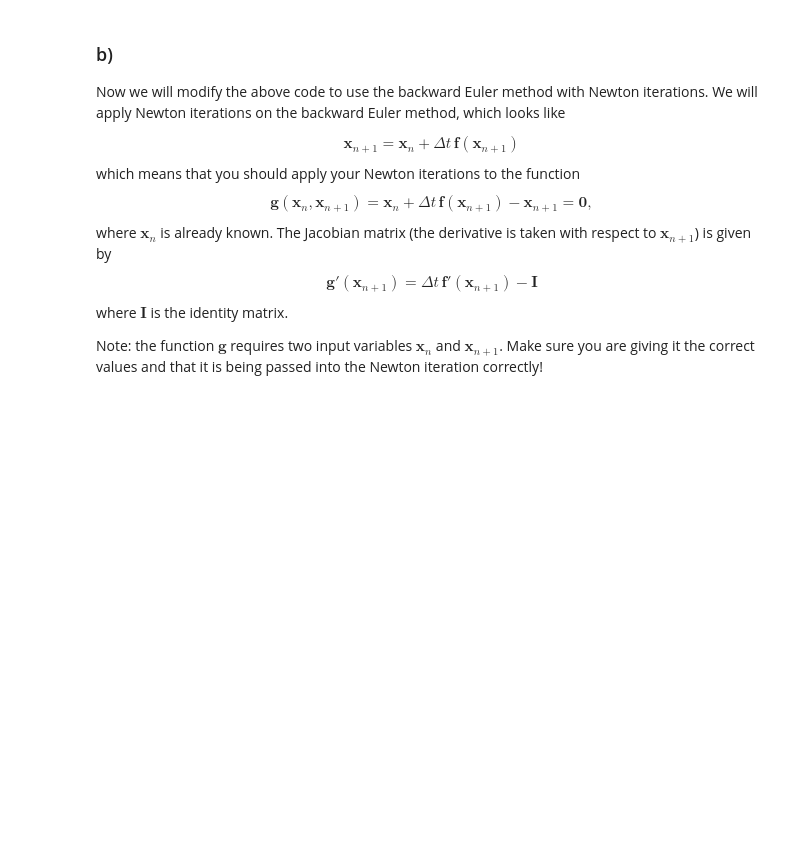
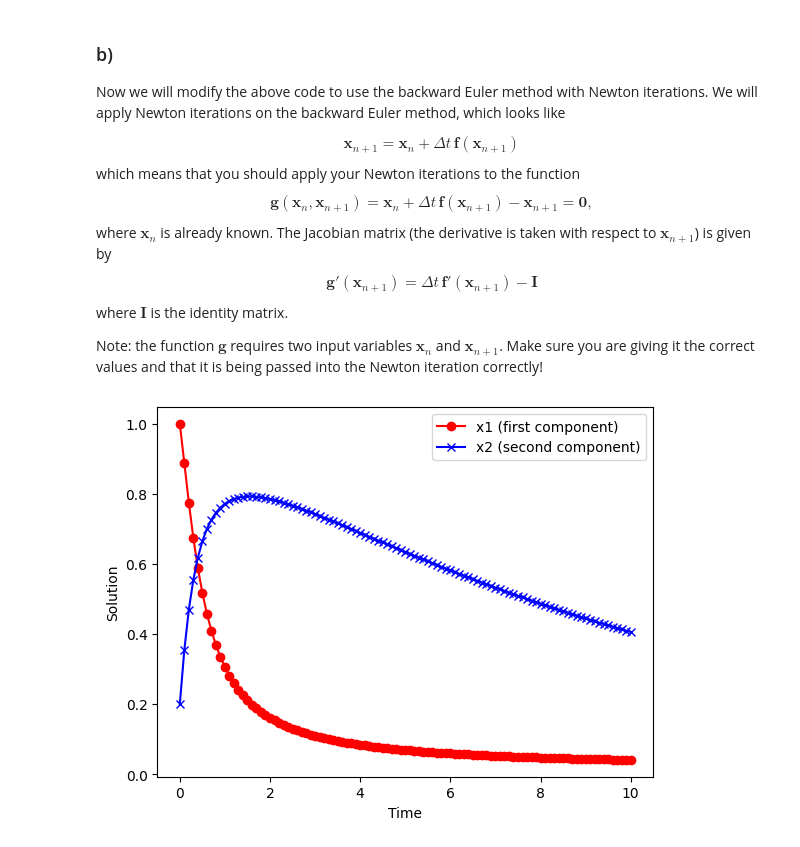
Before and after one commit to MarkusHatlo/TDT4127, a Jupyter notebook: Assignment05/Newton's method and systems of ODEs.ipynb, the cells around one changed output. Cells and saved outputs as stored; diff of their text form; code cells hidden in the pictures; blank space fills up the shorter version.

```diff
--- a/Assignment05/Newton's method and systems of ODEs.ipynb
+++ b/Assignment05/Newton's method and systems of ODEs.ipynb
@@ -169,3 +181,53 @@ $$\mathbf{g}'(\mathbf{x}_{n+1}) = \Delta t \, \mathbf{f}'(\mathbf{x}_{n+1}) - \m
 where $\mathbf{I}$ is the identity matrix.
 
 Note: the function $\mathbf{g}$ requires two input variables $\mathbf{x}_n$ and $\mathbf{x}_{n+1}$. Make sure you are giving it the correct values and that it is being passed into the Newton iteration correctly!
+# %%
+import numpy as np
+import matplotlib.pyplot as plt
+
+# Time-step and simulation parameters
+dt = 0.1  # Time-step
+T = 10  # Total integration time
+nt = round(T / dt)  # Total number of time-steps
+
+# Array to store the solution
+x = np.zeros((2, nt + 1))
+x[:, 0] = np.array([1, 0.2])  # Initial condition [1, 0.2]
+
+# Function f(x) as given in the problem
+def f(x):
+    return np.array([-4 * x[1] * x[0] ** 2, 2 * x[0] ** 2 - 0.1 * x[1]])
+
+# Jacobian of f(x)
+def f_jacobian(x):
+    return np.array([[-8 * x[1] * x[0], -4 * x[0] ** 2],
+                     [4 * x[0], -0.1]])
+
+# g(x_n, x_n+1) for the backward Euler method
+def g(xn, xn1):
+    return xn + dt * f(xn1) - xn1
+
+# Jacobian of g(x_n+1) with respect to x_n+1
+def g_jacobian(xn1):
+    return dt * f_jacobian(xn1) - np.eye(2)
+
+# Time-stepping loop using the backward Euler method
+for it in range(0, nt):
+    # Define the function g and its Jacobian for the current time step
+    g_fun = lambda xn1: g(x[:, it], xn1)
+    jacobian_fun = lambda xn1: g_jacobian(xn1)
+
+    # Initial guess for Newton's method is the previous value (forward Euler)
+    x_guess = x[:, it] + dt * f(x[:, it])  # A guess using forward Euler
+    x[:, it + 1] = newtons_method(g_fun, jacobian_fun, x_guess)  # Solve using Newton's method
+
+# Plotting the solution
+t = np.array(range(0, nt + 1)) * dt  # Discrete times for plotting
+plt.plot(t, x[0, :], 'ro-', label='x1 (first component)')
+plt.plot(t, x[1, :], 'bx-', label='x2 (second component)')
+plt.xlabel('Time')
+plt.ylabel('Solution')
+plt.legend()
+plt.show()
+# %% [output]
+[figure, added]
```
Also changed, not shown: parts of 2 cells of this notebook.
